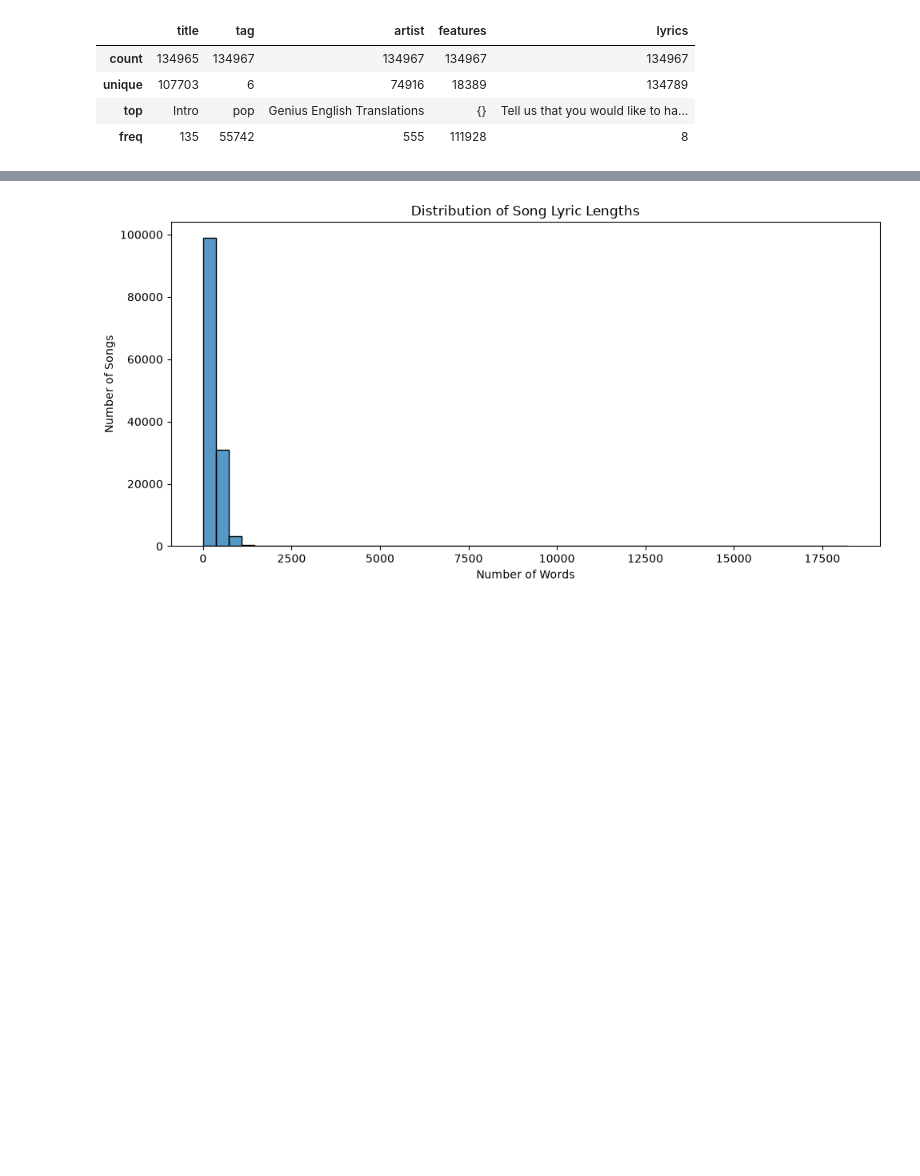
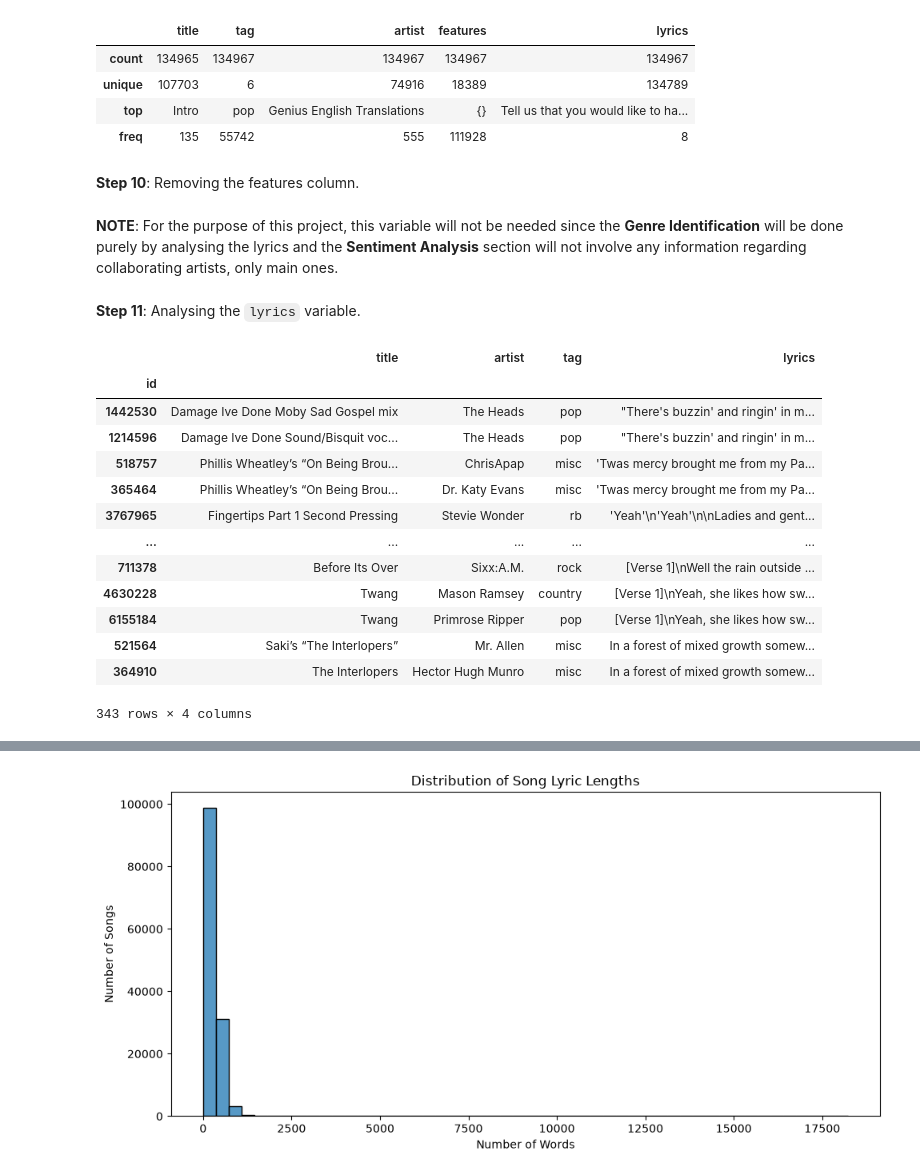
Before and after one commit to iinesclaro/text_mining, a Jupyter notebook: 01_eda_baseline.ipynb, the cells around one changed output, grey strips where cells are left out. Drawn from its saved outputs; the diff is of its cells as text; code cells hidden in the pictures; blank space fills up the shorter version.

```diff
--- a/01_eda_baseline.ipynb
+++ b/01_eda_baseline.ipynb
@@ -203,3 +187,7 @@ train_data.describe(include='O')
 | unique | 107703 | 6 | 74916 | 18389 | 134789 |
 | top | Intro | pop | Genius English Translations | {} | Tell us that you would like to ha... |
 | freq | 135 | 55742 | 555 | 111928 | 8 |
+# %% [markdown]
+**Step 10**: Removing the features column.
+# %% [markdown]
+**NOTE**: For the purpose of this project, this variable will not be needed since the **Genre Identification** will be done purely by analysing the lyrics and the **Sentiment Analysis** section will not involve any information regarding collaborating artists, only main ones.
@@ -205,0 +196,21 @@ train_data.describe(include='O')
+# %% [markdown]
+**Step 11**: Analysing the `lyrics` variable.
+# %%
+duplicated_lyrics = train_data[train_data.duplicated(subset=['lyrics'], keep=False)].sort_values(by='lyrics')
+
+display(duplicated_lyrics[['title', 'artist', 'tag', 'lyrics']])
+# %% [output]
+|  | title | artist | tag | lyrics |
+| id |  |  |  |  |
+| 1442530 | Damage Ive Done Moby Sad Gospel mix | The Heads | pop | "There's buzzin' and ringin' in m... |
+| 1214596 | Damage Ive Done Sound/Bisquit voc... | The Heads | pop | "There's buzzin' and ringin' in m... |
+| 518757 | Phillis Wheatley’s “On Being Brou... | ChrisApap | misc | 'Twas mercy brought me from my Pa... |
+| 365464 | Phillis Wheatley’s “On Being Brou... | Dr. Katy Evans | misc | 'Twas mercy brought me from my Pa... |
+| 3767965 | Fingertips Part 1 Second Pressing | Stevie Wonder | rb | 'Yeah'\n'Yeah'\n\nLadies and gent... |
+| ... | ... | ... | ... | ... |
+| 711378 | Before Its Over | Sixx:A.M. | rock | [Verse 1]\nWell the rain outside ... |
+| 4630228 | Twang | Mason Ramsey | country | [Verse 1]\nYeah, she likes how sw... |
+| 6155184 | Twang | Primrose Ripper | pop | [Verse 1]\nYeah, she likes how sw... |
+| 521564 | Saki’s “The Interlopers” | Mr. Allen | misc | In a forest of mixed growth somew... |
+| 364910 | The Interlopers | Hector Hugh Munro | misc | In a forest of mixed growth somew... |
+343 rows × 4 columns
```
Also changed, not shown: parts of 27 cells of this notebook.
